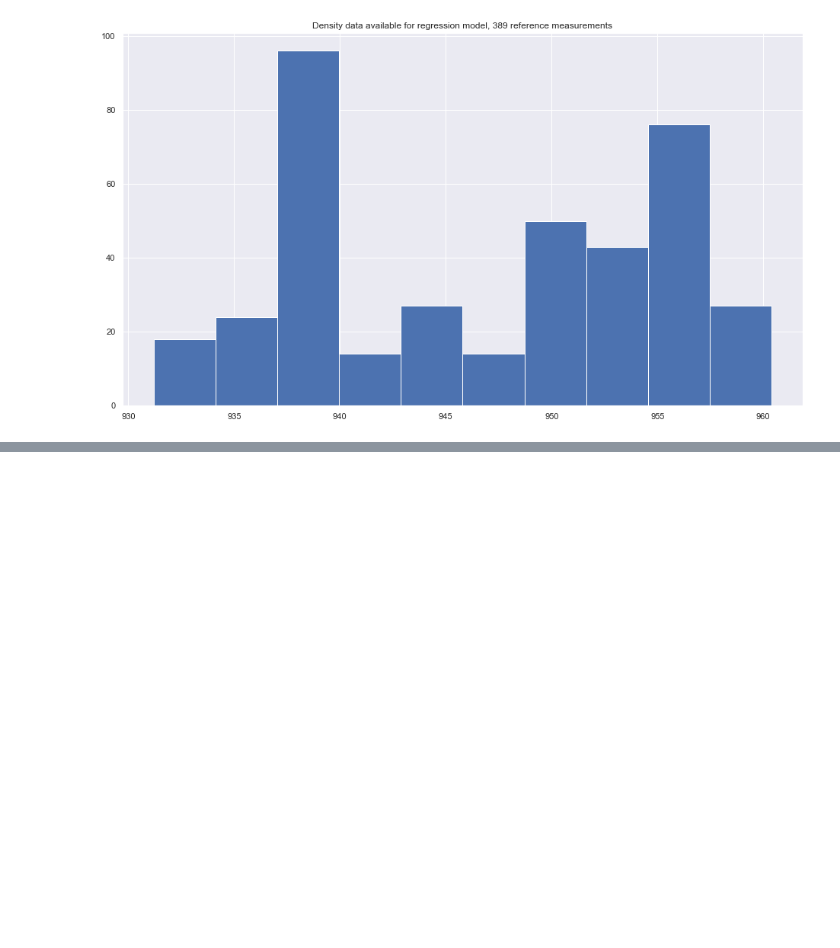
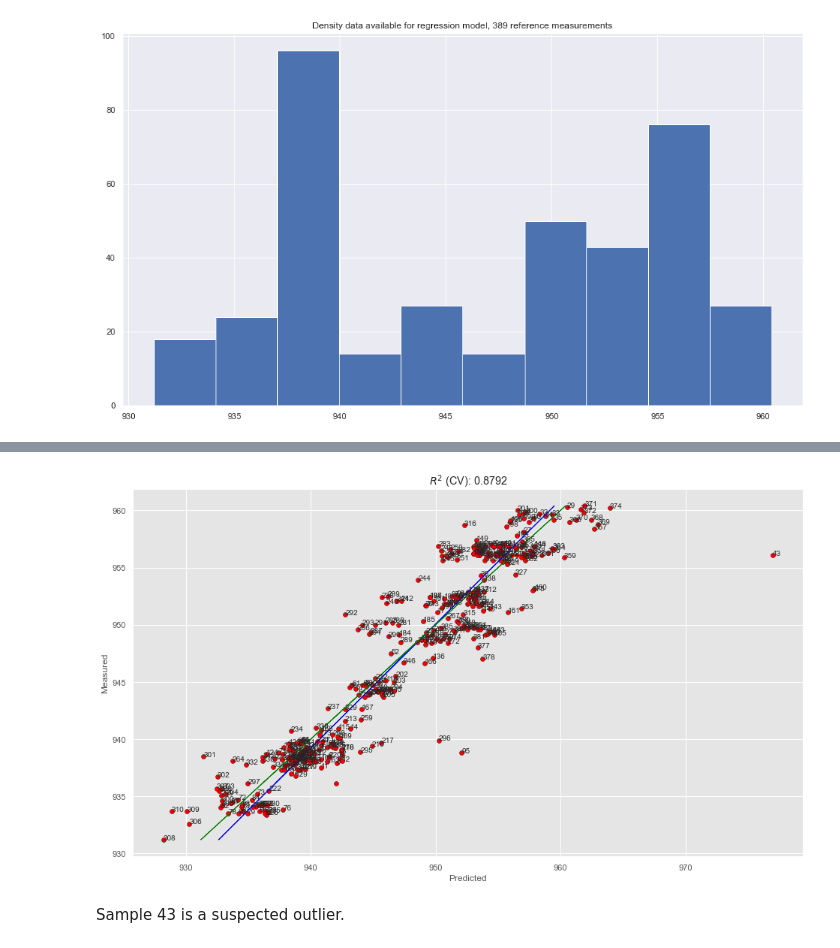
Before and after one commit to bitjungle/OpenData, a Jupyter notebook: bronir2/analysis.ipynb, the cells around one changed output, grey strips where cells are left out. Saved outputs shown, nothing was run; the diff lists cells and outputs as text; code cells hidden in the pictures; blank space fills up the shorter version.

```diff
--- a/bronir2/analysis.ipynb
+++ b/bronir2/analysis.ipynb
@@ -276,0 +326,27 @@ Text(0.5, 1.0, 'Density data available for regression model, 389 reference measu
+# %%
+sel_comp = 4
+
+ # Plot regression and figures of merit
+rangey = max(reg_mod_y) - min(reg_mod_y)
+rangex = max(y_cv[sel_comp-1]) - min(y_cv[sel_comp-1])
+
+# Fit a line to the CV vs response
+z = np.polyfit(reg_mod_y, y_cv[sel_comp-1], 1)
+with plt.style.context(('ggplot')):
+    fig, ax = plt.subplots(figsize=(16, 9))
+    ax.scatter(y_cv[sel_comp-1], reg_mod_y, c='red', edgecolors='k')
+    for n in range(1, len(reg_mod_y)):
+        plt.text(y_cv[sel_comp-1][n], reg_mod_y[n], str(n))
+    #Plot the best fit line
+    ax.plot(np.polyval(z, reg_mod_y), reg_mod_y, c='blue', linewidth=1)
+    #Plot the ideal 1:1 line
+    ax.plot(reg_mod_y, reg_mod_y, color='green', linewidth=1)
+    plt.title('$R^2$ (CV): {:5.4f}'.format(score_cv[3]))
+    plt.xlabel('Predicted')
+    plt.ylabel('Measured')
+
+    plt.show()
+# %% [output]
+[figure, added]
+# %% [markdown]
+Sample 43 is a suspected outlier.
```
Also changed, not shown: parts of 4 cells of this notebook.
